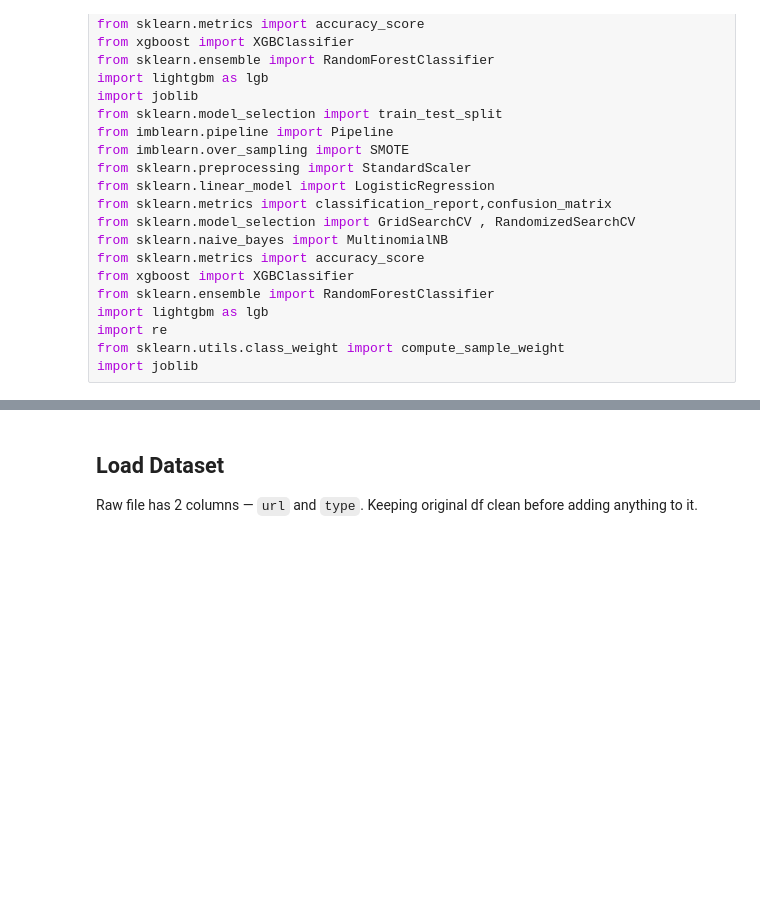
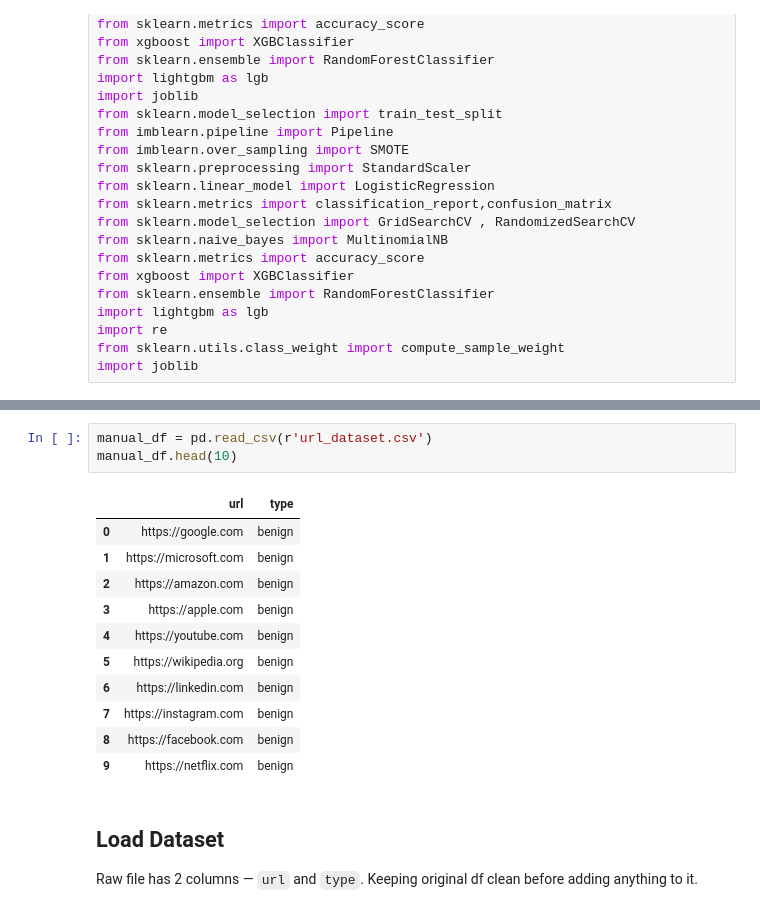
Before and after one commit to satyamkarn100-ctrl/Cyber-Threat-Detection, a Jupyter notebook: URL-Phishing.ipynb, the cells around one changed output, grey strips where cells are left out. Saved outputs shown, nothing was run; the diff lists cells and outputs as text; blank space fills up the shorter version.

Commit message:
create sample URL threat dataset and remove duplicates

```diff
--- a/URL-Phishing.ipynb
+++ b/URL-Phishing.ipynb
@@ -59,3 +66,18 @@ malicious-urls-dataset.zip: Skipping, found more recently modified local copy (u
+# %%
+manual_df = pd.read_csv(r'url_dataset.csv')
+manual_df.head(10)
+# %% [output]
+|  | url | type |
+| 0 | https://google.com | benign |
+| 1 | https://microsoft.com | benign |
+| 2 | https://amazon.com | benign |
+| 3 | https://apple.com | benign |
+| 4 | https://youtube.com | benign |
+| 5 | https://wikipedia.org | benign |
+| 6 | https://linkedin.com | benign |
+| 7 | https://instagram.com | benign |
+| 8 | https://facebook.com | benign |
+| 9 | https://netflix.com | benign |
 # %% [markdown]
 ##  Load Dataset
 
```
Also changed, not shown: parts of 67 cells of this notebook.
